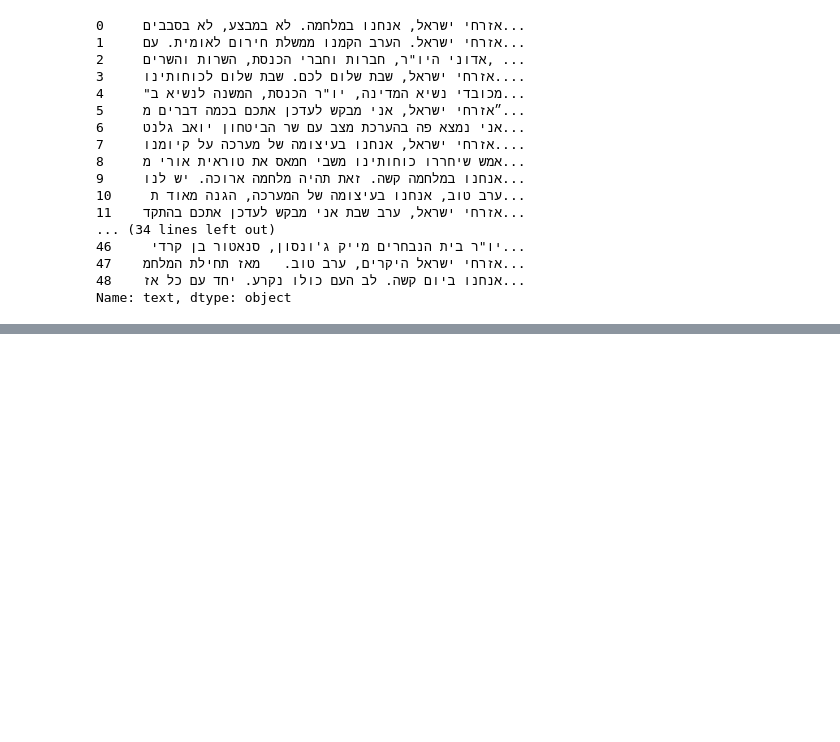
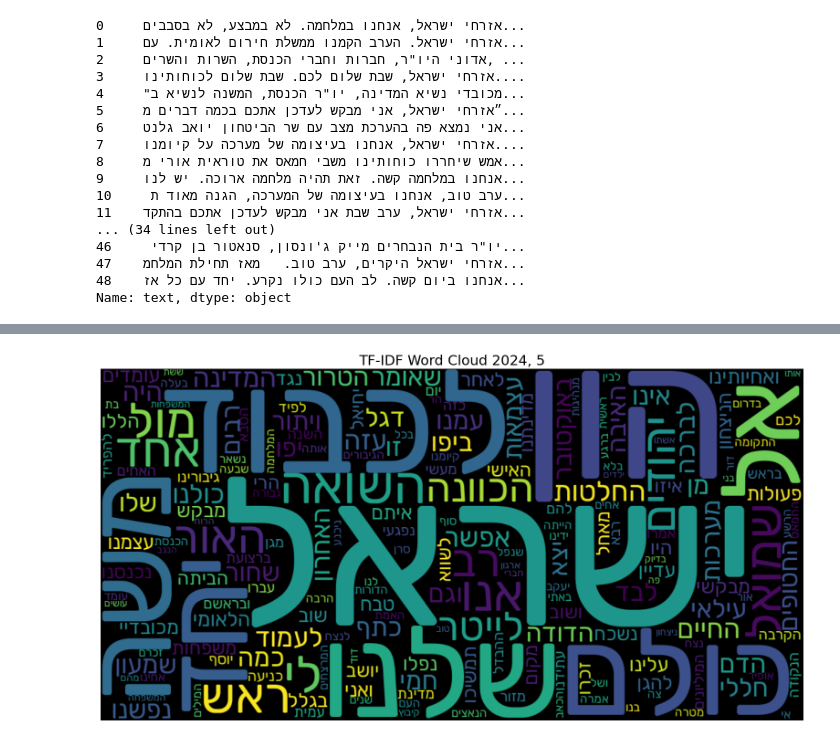
Before and after one commit to ErezLavi/hw3-nlp, a Jupyter notebook: hw3.ipynb, the cells around one changed output, grey strips where cells are left out. Saved outputs shown, nothing was run; the diff lists cells and outputs as text; code cells hidden in the pictures; blank space fills up the shorter version.

```diff
--- a/hw3.ipynb
+++ b/hw3.ipynb
@@ -128,4 +123,21 @@ def get_tfidf_scores_by_period(df, year, start_month=None, end_month=None, stopw
     }).sort_values(by='tfidf', ascending=False)
 
     return dict(zip(tfidf_df['word'], tfidf_df['tfidf']))
+# %%
+def get_tfidf_scores_by_month(df, year, month, stopwords=None):
+    # group df by year and month and concat between the texts of the same month
+    new_df = df.copy()
+    new_df = new_df.drop(columns=['date'])
+    new_df = new_df.groupby(['year', 'month']).agg({'text': ' '.join}).reset_index()
+    # fit the TF-IDF vectorizer
+    vectorizer = TfidfVectorizer(stop_words=stopwords)
+    tfidf_matrix = vectorizer.fit_transform(new_df['text'])
+    # Extract words and their TF-IDF scores
+    feature_names = vectorizer.get_feature_names_out()
+    tfidf_scores = tfidf_matrix[new_df[(new_df['year'] == year) & (new_df['month'] == month)].index[0]].sum(axis=0).A1
+    tfidf_df = pd.DataFrame({
+        'word': feature_names,
+        'tfidf': tfidf_scores
+    }).sort_values(by='tfidf', ascending=False)
+    return dict(zip(tfidf_df['word'], tfidf_df['tfidf']))
 # %%
@@ -167,0 +171,8 @@ plot_wordcloud_from_scores(tf_idf_scores_by_month, 2024, start_month, end_month)
+# %%
+# by period
+year = 2024
+month = 5
+tf_idf_scores = get_tfidf_scores_by_month(filtered_bibi_df, year, month, heb_stopwords)
+plot_wordcloud_from_scores(tf_idf_scores, year, month, font_path='Rubik-Regular.ttf')
+# %% [output]
+[figure, added]
```
Also changed, not shown: parts of 6 cells of this notebook.
